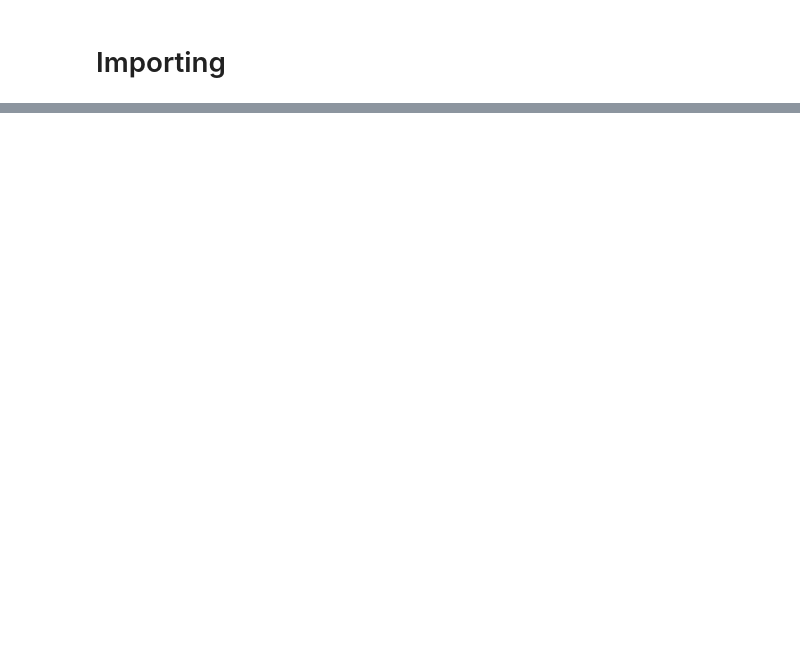
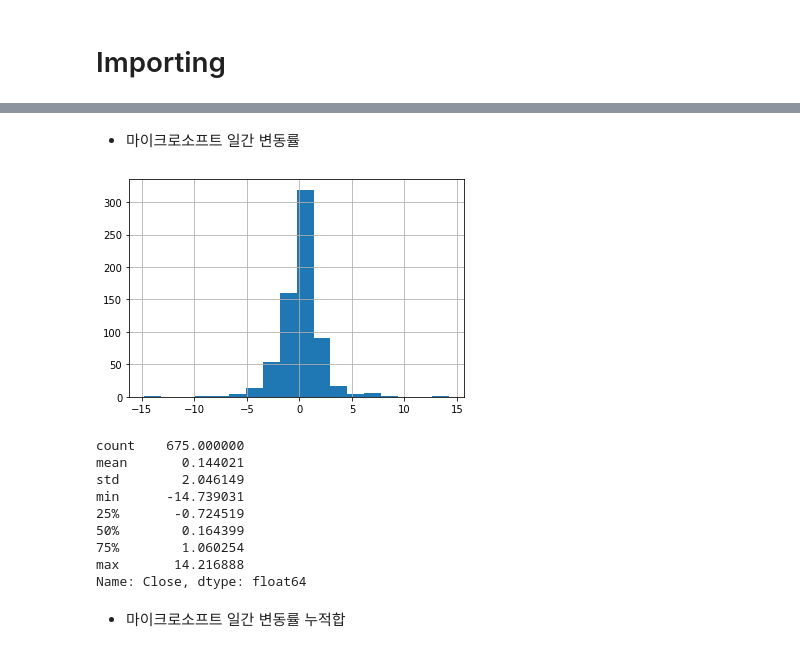
Before and after one commit to Dltmd202/StockAnalytics, a Jupyter notebook: StockAnalytics.ipynb, the cells around one changed output, grey strips where cells are left out. Saved outputs shown, nothing was run; the diff lists cells and outputs as text; code cells hidden in the pictures; blank space fills up the shorter version.

```diff
--- a/StockAnalytics.ipynb
+++ b/StockAnalytics.ipynb
@@ -12,0 +123,22 @@ Requirement already satisfied: six>=1.5 in /usr/local/lib/python3.6/dist-package
+# %% [markdown]
+* 마이크로소프트 일간 변동률
+# %%
+msft_daily_percent_change = (msft['Close']/msft['Close'].shift(1)-1) * 100
+msft_daily_percent_change.iloc[0] = 0
+plt.hist(msft_daily_percent_change,bins=18)
+plt.grid(True)
+plt.show()
+msft_daily_percent_change.describe()
+# %% [output]
+[figure, added]
+count    675.000000
+mean       0.144021
+std        2.046149
+min      -14.739031
+25%       -0.724519
+50%        0.164399
+75%        1.060254
+max       14.216888
+Name: Close, dtype: float64
+# %% [markdown]
+* 마이크로소프트 일간 변동률 누적합
```
Also changed, not shown: parts of 18 cells of this notebook.
